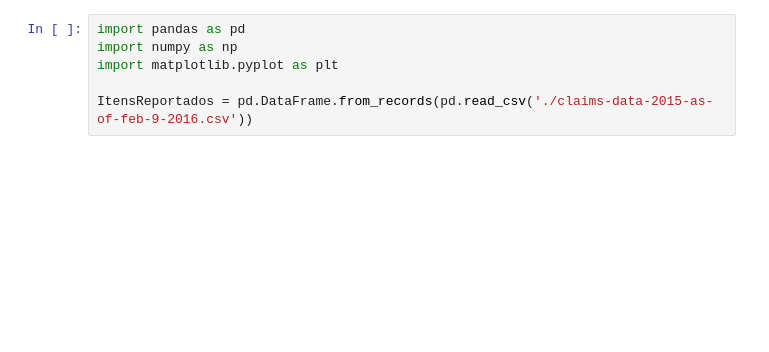
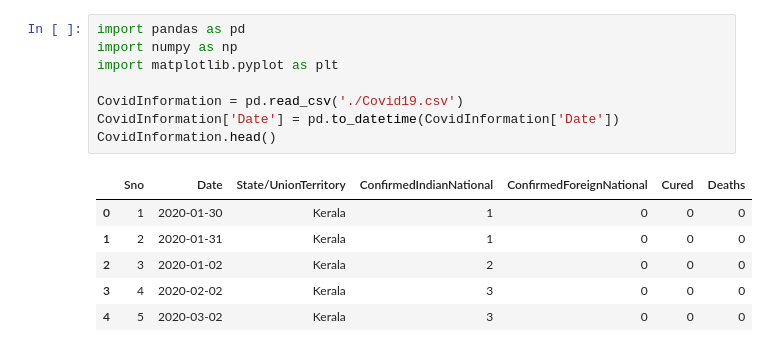
Before and after one commit to alexcastrodev/visualizacao-dados-cruzeiro-do-sul, a Jupyter notebook: cruzeiro_do_sul.ipynb, the cells around one changed output. Saved outputs shown, nothing was run; the diff lists cells and outputs as text; blank space fills up the shorter version.

```diff
--- a/cruzeiro_do_sul.ipynb
+++ b/cruzeiro_do_sul.ipynb
@@ -3,6 +17,15 @@
 # %%
 import pandas as pd
 import numpy as np
 import matplotlib.pyplot as plt
 
-ItensReportados = pd.DataFrame.from_records(pd.read_csv('./claims-data-2015-as-of-feb-9-2016.csv'))
+CovidInformation = pd.read_csv('./Covid19.csv')
+CovidInformation['Date'] = pd.to_datetime(CovidInformation['Date'])
+CovidInformation.head()
+# %% [output]
+|  | Sno | Date | State/UnionTerritory | ConfirmedIndianNational | ConfirmedForeignNational | Cured | Deaths |
+| 0 | 1 | 2020-01-30 | Kerala | 1 | 0 | 0 | 0 |
+| 1 | 2 | 2020-01-31 | Kerala | 1 | 0 | 0 | 0 |
+| 2 | 3 | 2020-01-02 | Kerala | 2 | 0 | 0 | 0 |
+| 3 | 4 | 2020-02-02 | Kerala | 3 | 0 | 0 | 0 |
+| 4 | 5 | 2020-03-02 | Kerala | 3 | 0 | 0 | 0 |
```
Also changed, not shown: parts of 10 cells of this notebook.
